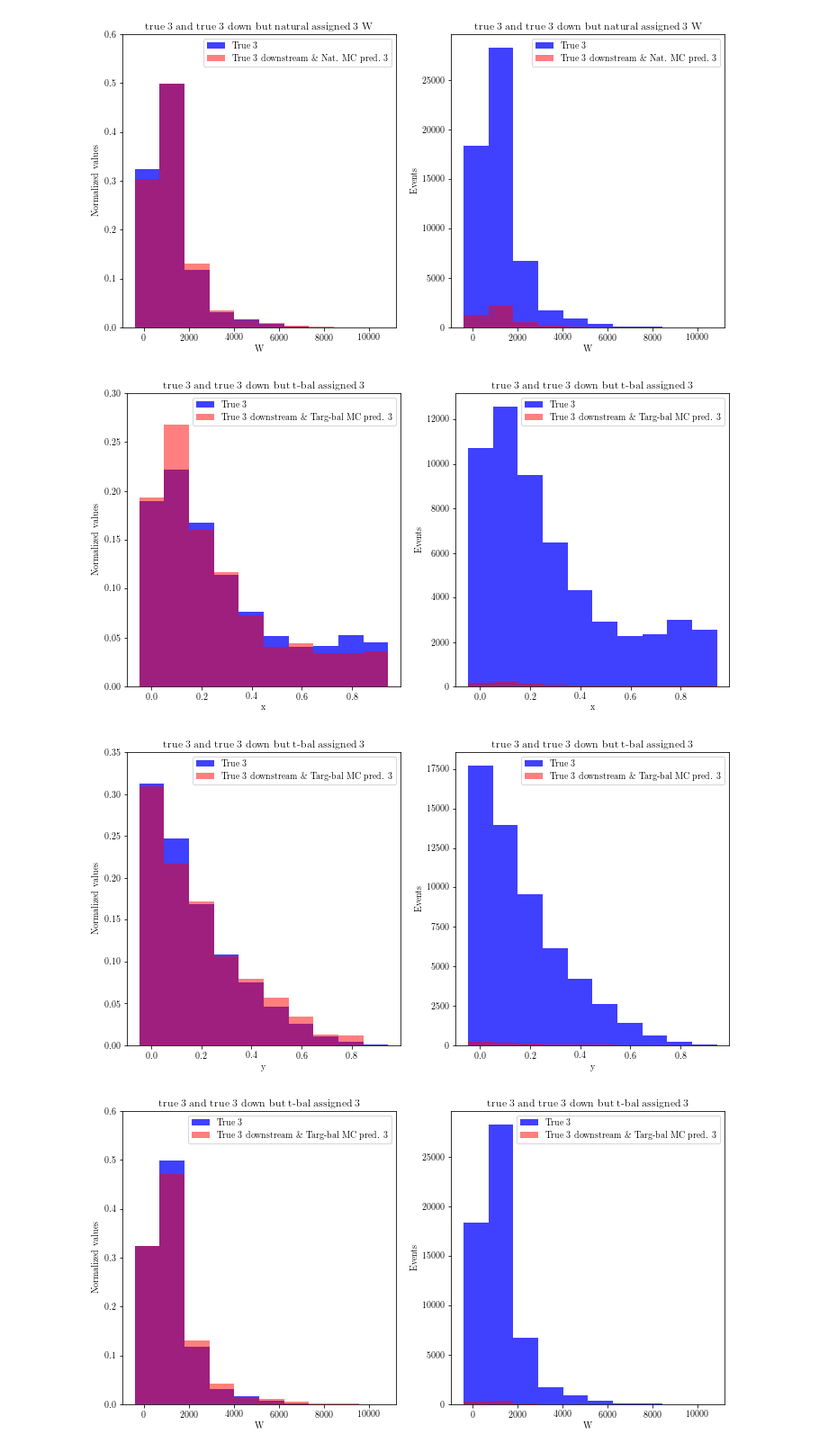
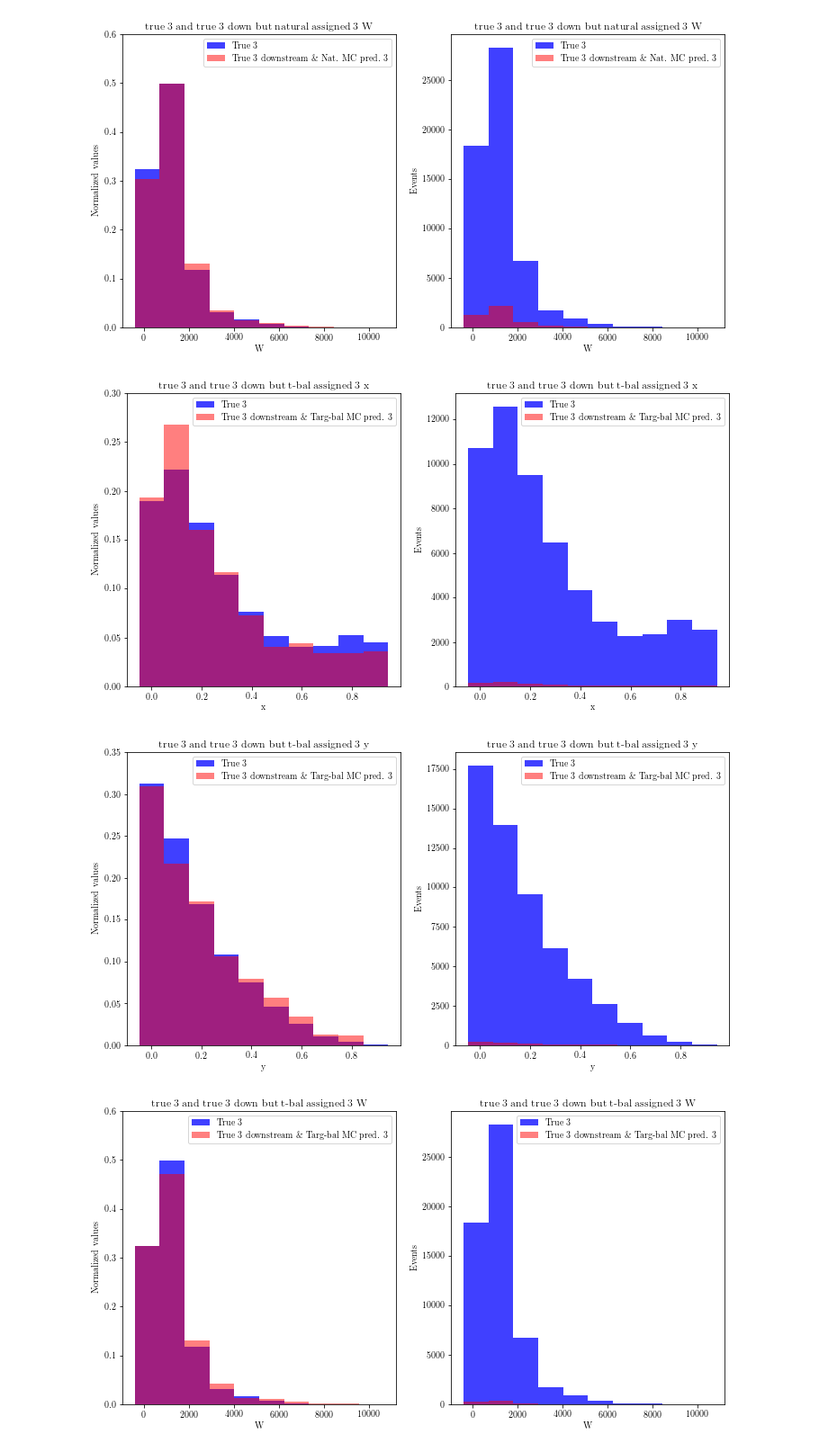
Before and after one commit to gnperdue/JupyterNotebooks, a Jupyter notebook: ANNMINERvA/natural_vs_targbal_check.ipynb, the cells around one changed output. Shown at 90% size. Saved outputs shown, nothing was run; the diff lists cells and outputs as text; code cells hidden in the pictures.

```diff
--- a/ANNMINERvA/natural_vs_targbal_check.ipynb
+++ b/ANNMINERvA/natural_vs_targbal_check.ipynb
@@ -242,25 +245,38 @@ def compare_kine(kine_var, targ_indices, diff_indices, ylim=0.3, ptitle='', xtit
     gs = plt.GridSpec(1, 2)
 
     ax = plt.subplot(gs[0])
+    #
     hist, bins = np.histogram(df[kine_var][targ_indices], normed=True)
-    ax.bar(bins[:-1], hist.astype(np.float32) / hist.sum(), width=(bins[1] - bins[0]), alpha=0.75, color='b', label=blue)
+    f_exp = hist.astype(np.float32) / hist.sum()
+    #print(f_exp)
+    ax.bar(bins[:-1], f_exp, width=(bins[1] - bins[0]), alpha=0.75, color='b', label=blue)
+    #
     hist, bins = np.histogram(df[kine_var][diff_indices], bins=bins, normed=True)
-    ax.bar(bins[:-1], hist.astype(np.float32) / hist.sum(), width=(bins[1] - bins[0]), alpha=0.5, color='r', label=red)
+    f_obs = hist.astype(np.float32) / hist.sum()
+    #print(f_obs)
+    ax.bar(bins[:-1], f_obs, width=(bins[1] - bins[0]), alpha=0.5, color='r', label=red)
     ax.legend()
     plt.ylim(0, ylim)
     plt.xlabel(xtitle)
     plt.ylabel('Normalized values')
     plt.title(ptitle)
+    print(power_divergence(f_obs=f_obs, f_exp=f_exp, lambda_="log-likelihood"))
 
     ax = plt.subplot(gs[1])
+    #
     hist, bins = np.histogram(df[kine_var][targ_indices])
-    ax.bar(bins[:-1], hist, width=(bins[1] - bins[0]), alpha=0.75, color='b', label=blue)
+    f_exp = hist
+    ax.bar(bins[:-1], f_exp, width=(bins[1] - bins[0]), alpha=0.75, color='b', label=blue)
+    #
     hist, bins = np.histogram(df[kine_var][diff_indices], bins=bins)
-    ax.bar(bins[:-1], hist, width=(bins[1] - bins[0]), alpha=0.5, color='r', label=red)
+    f_obs = hist
+    ax.bar(bins[:-1], f_obs, width=(bins[1] - bins[0]), alpha=0.5, color='r', label=red)
     ax.legend()
     plt.xlabel(xtitle)
     plt.ylabel('Events')
     plt.title(ptitle)
+    print(power_divergence(f_obs=f_obs, f_exp=f_exp))
+
     plt.show()
 
     save_name = ptitle.replace(' ', '_') + '.pdf'
@@ -426,18 +459,18 @@ compare_kine('W', t3_true, t3_true_down_and_t3_natl, ylim=0.6, ptitle='true 3 an
 # %%
 # compare t3_true_down but also t3_tbal to t3_true
 t3_true_down_and_t3_tbal = t3_true_down & t3_tbal
 blue = 'True 3'
 red = 'True 3 downstream \& Targ-bal MC pred. 3'
-compare_kine('x', t3_true, t3_true_down_and_t3_tbal, ptitle='true 3 and true 3 down but t-bal assigned 3',
+compare_kine('x', t3_true, t3_true_down_and_t3_tbal, ptitle='true 3 and true 3 down but t-bal assigned 3 x',
              xtitle='x', blue=blue, red=red)
-compare_kine('y', t3_true, t3_true_down_and_t3_tbal, ylim=0.35, ptitle='true 3 and true 3 down but t-bal assigned 3',
+compare_kine('y', t3_true, t3_true_down_and_t3_tbal, ylim=0.35, ptitle='true 3 and true 3 down but t-bal assigned 3 y',
              xtitle='y', blue=blue, red=red)
-compare_kine('W', t3_true, t3_true_down_and_t3_tbal, ylim=0.6, ptitle='true 3 and true 3 down but t-bal assigned 3',
+compare_kine('W', t3_true, t3_true_down_and_t3_tbal, ylim=0.6, ptitle='true 3 and true 3 down but t-bal assigned 3 W',
              xtitle='W', blue=blue, red=red)
 # %% [output]
-[figure, old version]
+[figure, new version]
-[figure, old version]
+[figure, new version]
-[figure, old version]
+[figure, new version]
 # %%
 # compare t3_true_down but also t3_natl to t3_true_down but also t3_tbal
 blue = 'True 3 downstream \& Nat. MC pred. 3'
```
Also changed, not shown: parts of 8 cells of this notebook, 2 other files.
